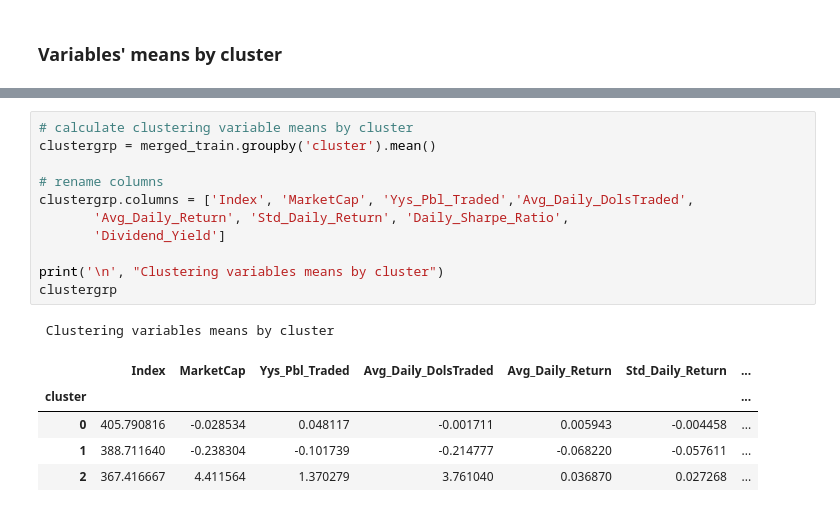
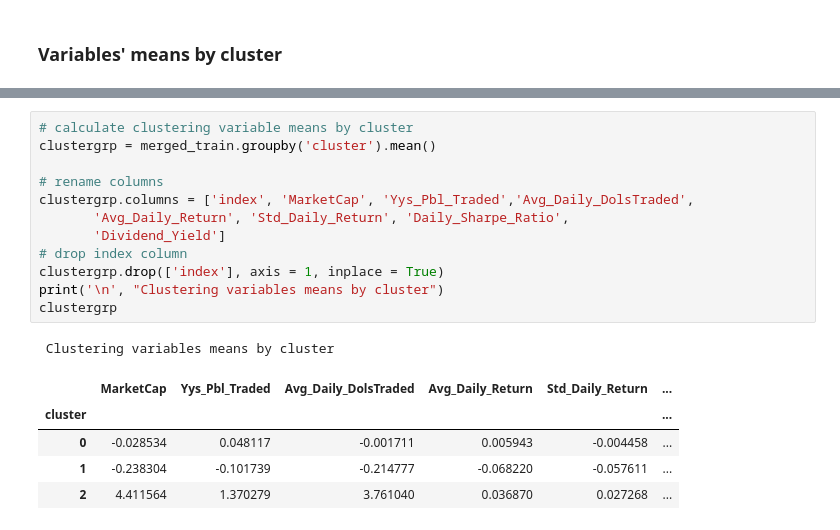
Before and after one commit to AlfredMtz/clustering-stocks, a Jupyter notebook: Diversification-System-Project.ipynb, the cells around one changed output, grey strips where cells are left out. Drawn from its saved outputs; the diff is of its cells as text.

Commit message:
delete index column from groupby cluster by features' mean

```diff
--- a/Diversification-System-Project.ipynb
+++ b/Diversification-System-Project.ipynb
@@ -392,18 +400,19 @@ merged_train = pd.merge(cl_train, newclus, on='index')
 # %%
 # calculate clustering variable means by cluster
 clustergrp = merged_train.groupby('cluster').mean()
 
 # rename columns
-clustergrp.columns = ['Index', 'MarketCap', 'Yys_Pbl_Traded','Avg_Daily_DolsTraded',
+clustergrp.columns = ['index', 'MarketCap', 'Yys_Pbl_Traded','Avg_Daily_DolsTraded',
        'Avg_Daily_Return', 'Std_Daily_Return', 'Daily_Sharpe_Ratio',
        'Dividend_Yield']
-
+# drop index column
+clustergrp.drop(['index'], axis = 1, inplace = True)
 print('\n', "Clustering variables means by cluster")
 clustergrp
 # %% [output]
  Clustering variables means by cluster
-|  | Index | MarketCap | Yys_Pbl_Traded | Avg_Daily_DolsTraded | Avg_Daily_Return | Std_Daily_Return | ... |
-| cluster |  |  |  |  |  |  | ... |
-| 0 | 405.790816 | -0.028534 | 0.048117 | -0.001711 | 0.005943 | -0.004458 | ... |
-| 1 | 388.711640 | -0.238304 | -0.101739 | -0.214777 | -0.068220 | -0.057611 | ... |
-| 2 | 367.416667 | 4.411564 | 1.370279 | 3.761040 | 0.036870 | 0.027268 | ... |
+|  | MarketCap | Yys_Pbl_Traded | Avg_Daily_DolsTraded | Avg_Daily_Return | Std_Daily_Return | ... |
+| cluster |  |  |  |  |  | ... |
+| 0 | -0.028534 | 0.048117 | -0.001711 | 0.005943 | -0.004458 | ... |
+| 1 | -0.238304 | -0.101739 | -0.214777 | -0.068220 | -0.057611 | ... |
+| 2 | 4.411564 | 1.370279 | 3.761040 | 0.036870 | 0.027268 | ... |
```
Also changed, not shown: parts of 1 cell of this notebook.
